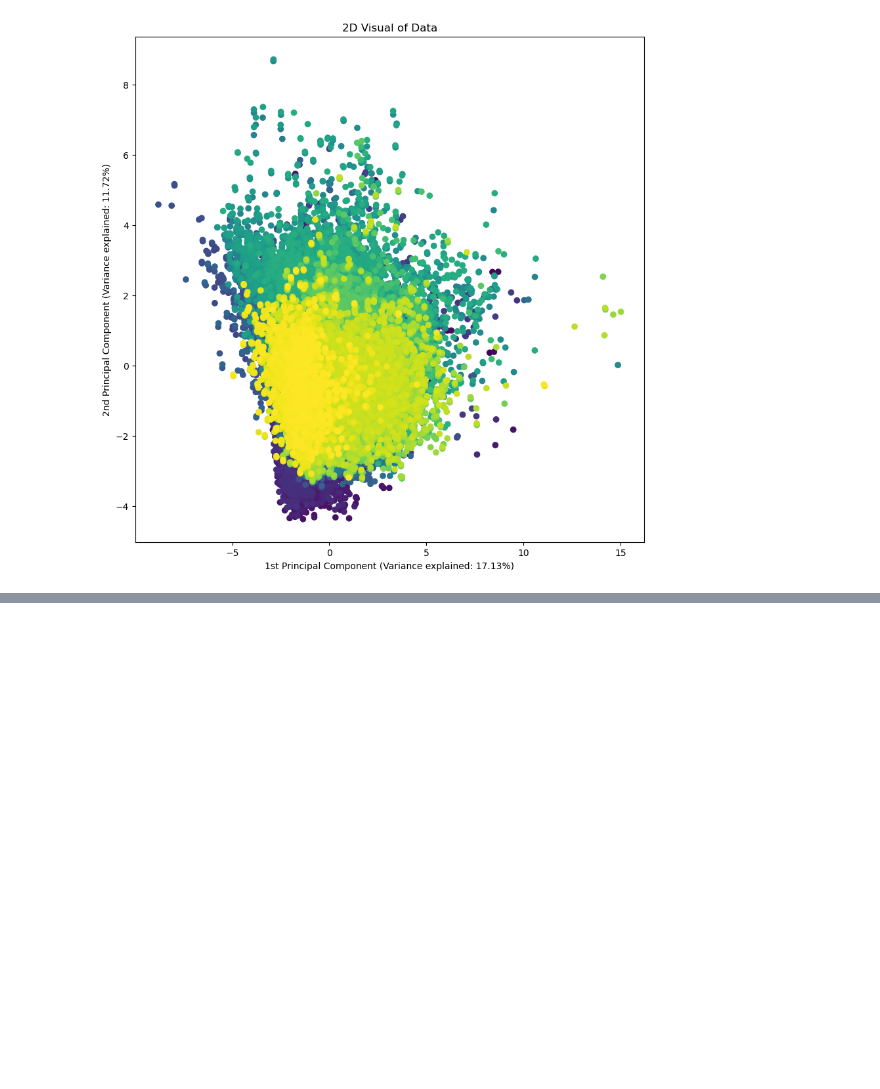
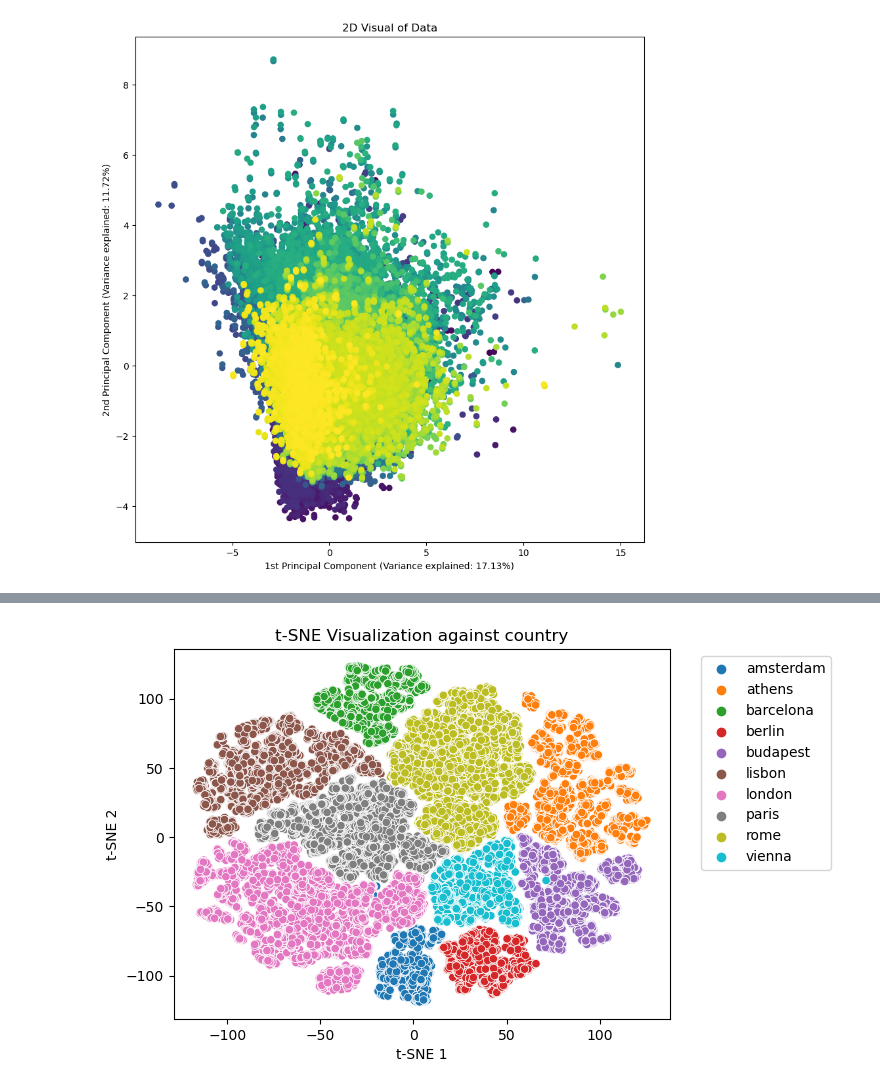
Before and after one commit to didiii-e/cs109a_final, a Jupyter notebook: final_proj_work.ipynb, the cells around one changed output, grey strips where cells are left out. Drawn from its saved outputs; the diff is of its cells as text; code cells hidden in the pictures; blank space fills up the shorter version.

```diff
--- a/final_proj_work.ipynb
+++ b/final_proj_work.ipynb
@@ -180,0 +197,10 @@ plt.show()
+# %%
+#plt.scatter(tsne_df['t-SNE1'], tsne_df['t-SNE2'])
+sns.scatterplot(x='t-SNE1', y='t-SNE2', hue='country', data=tsne_df)
+plt.title('t-SNE Visualization against country')
+plt.xlabel('t-SNE 1')
+plt.ylabel('t-SNE 2')
+plt.legend(bbox_to_anchor=(1.05, 1), loc='upper left')
+plt.show()
+# %% [output]
+[figure, added]
```
Also changed, not shown: parts of 5 cells of this notebook.
